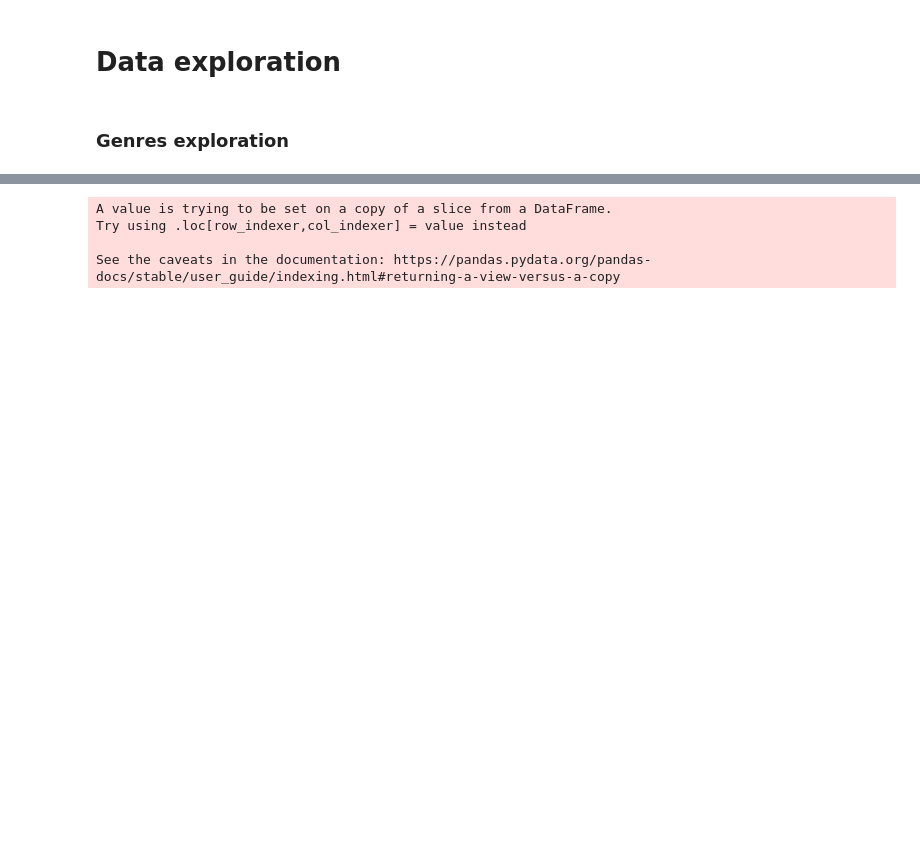
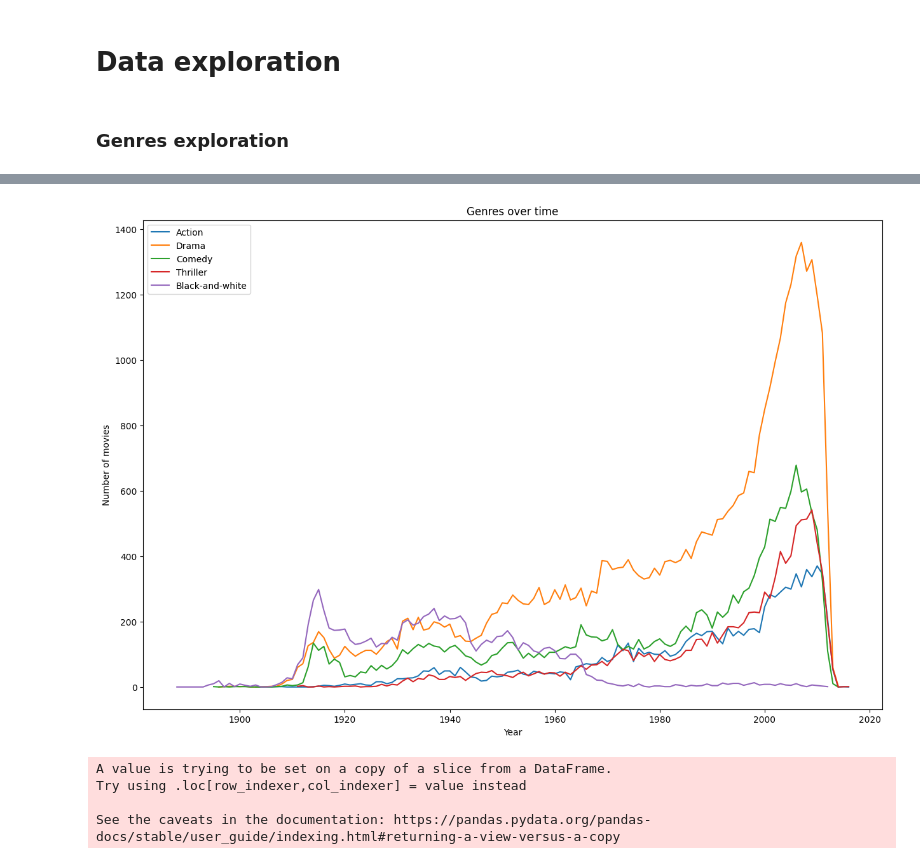
Before and after one commit to epfl-ada/ada-2024-project-teamcsx24, a Jupyter notebook: src/analysisResearch/dataExplo.ipynb, the cells around one changed output, grey strips where cells are left out. Drawn from its saved outputs; the diff is of its cells as text; code cells hidden in the pictures; blank space fills up the shorter version.

```diff
--- a/src/analysisResearch/dataExplo.ipynb
+++ b/src/analysisResearch/dataExplo.ipynb
@@ -39,3 +59,19 @@ df_genres_countries_exploded.head(3)
+# %%
+# Genres over time
+genres = ['Action', 'Drama', 'Comedy', 'Thriller', 'Black-and-white']
+
+fig, ax = plt.subplots(1, 1, figsize=(15, 10))
+for genre in genres:
+    df_genre = df_genres_countries_exploded[df_genres_countries_exploded['genres'] == genre]
+    df_genre = df_genre.groupby(df_genre['release_date'].dt.year).size()
+    df_genre.plot(ax=ax, label=genre)
+plt.xlabel('Year')
+plt.ylabel('Number of movies')
+plt.title('Genres over time')
+plt.legend()
+plt.show()
+# %% [output]
+[figure, added]
 # %%
 import plotly.express as px
 # %%
```
Also changed, not shown: parts of 2 cells of this notebook, 1 other file.
